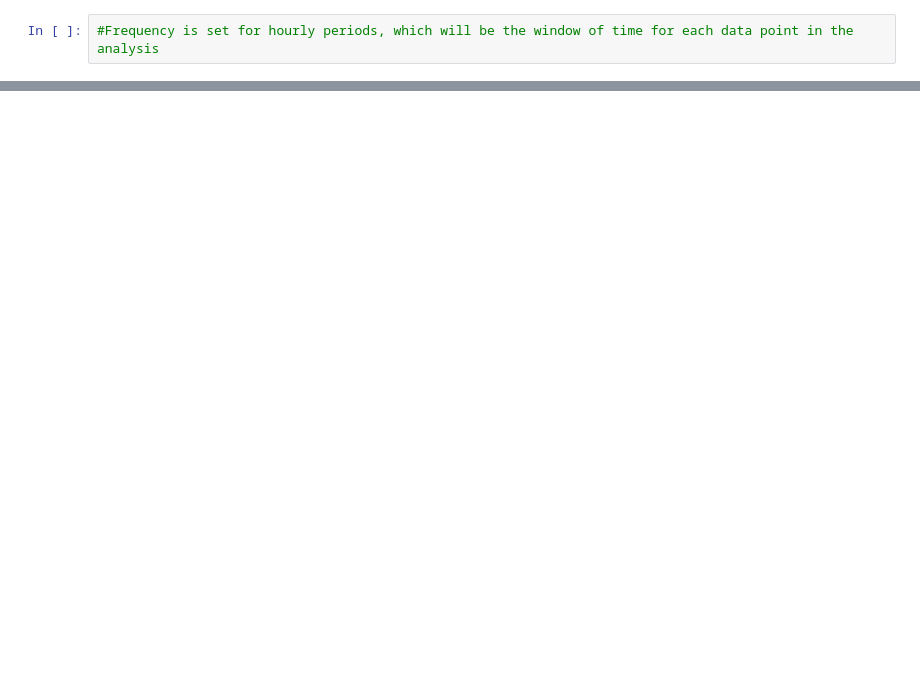
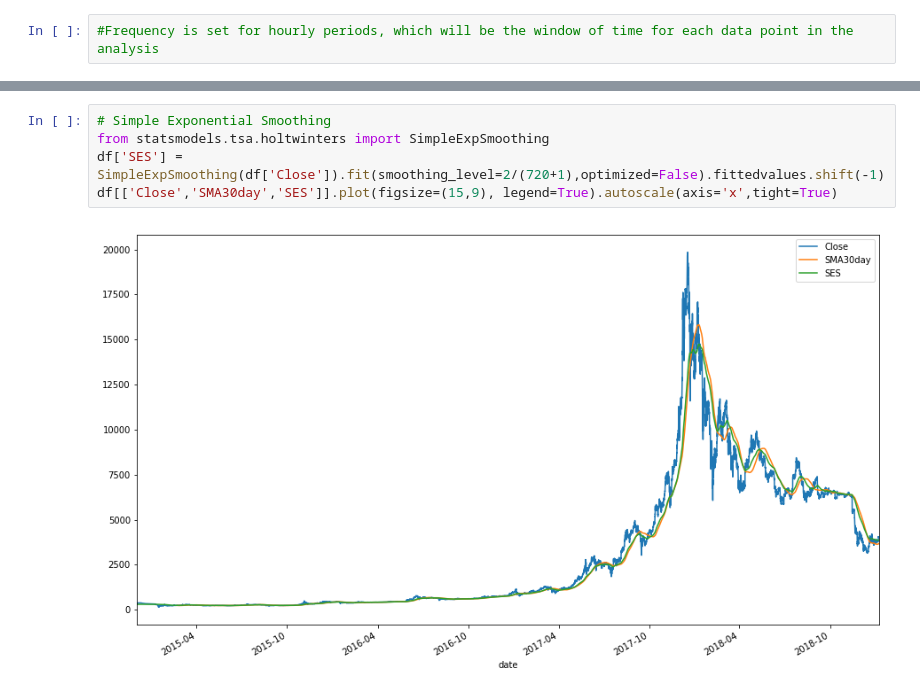
Before and after one commit to legomydiego/Thinkful-Final-Capstone, a Jupyter notebook: Final Capstone.ipynb, the cells around one changed output, grey strips where cells are left out. Cells and saved outputs as stored; diff of their text form; blank space fills up the shorter version.

```diff
--- a/Final Capstone.ipynb
+++ b/Final Capstone.ipynb
@@ -99,0 +110,7 @@ DatetimeIndex(['2014-12-01 05:00:00', '2014-12-01 06:00:00',
+# %%
+# Simple Exponential Smoothing
+from statsmodels.tsa.holtwinters import SimpleExpSmoothing
+df['SES'] = SimpleExpSmoothing(df['Close']).fit(smoothing_level=2/(720+1),optimized=False).fittedvalues.shift(-1)
+df[['Close','SMA30day','SES']].plot(figsize=(15,9), legend=True).autoscale(axis='x',tight=True)
+# %% [output]
+[figure, added]
```
Also changed, not shown: parts of 11 cells of this notebook.
